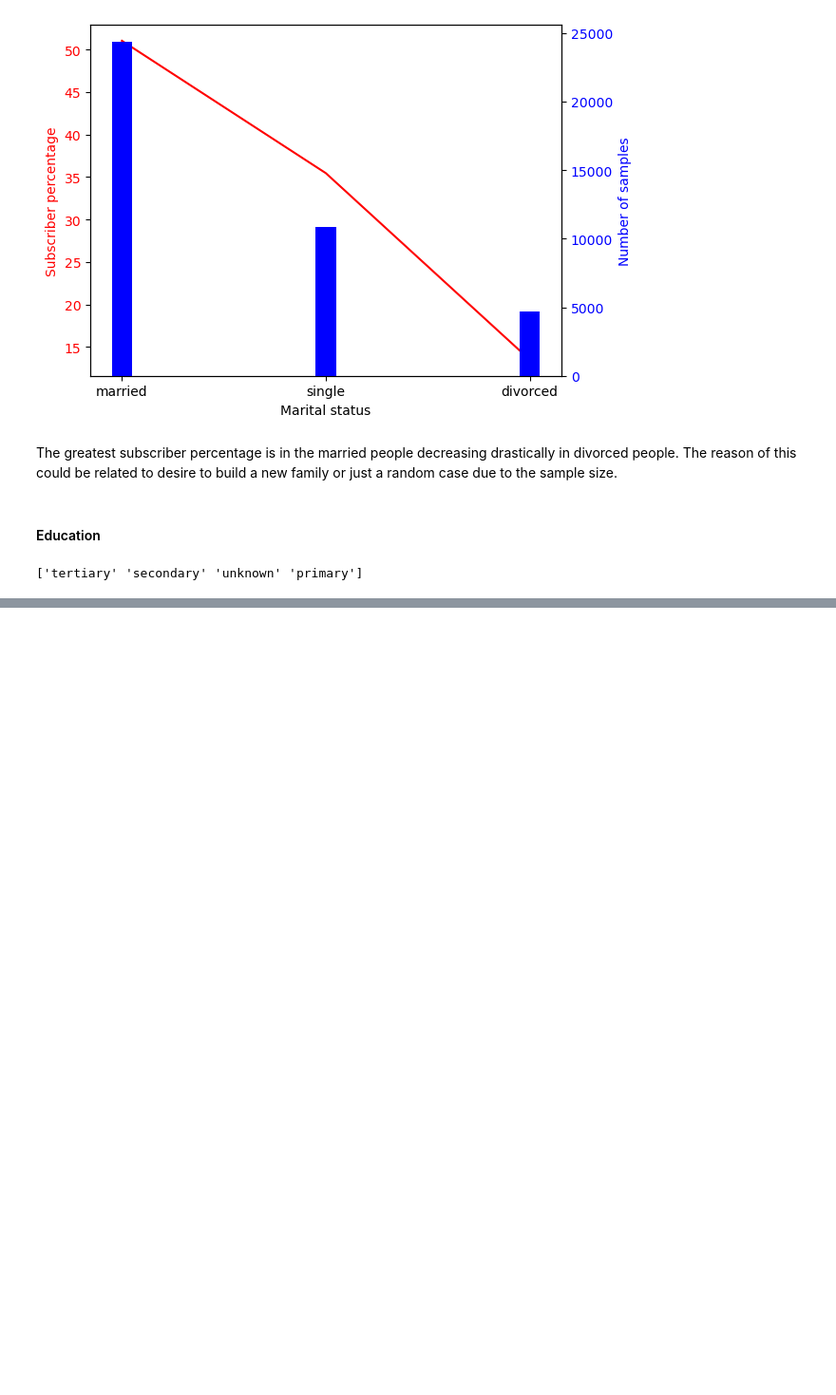
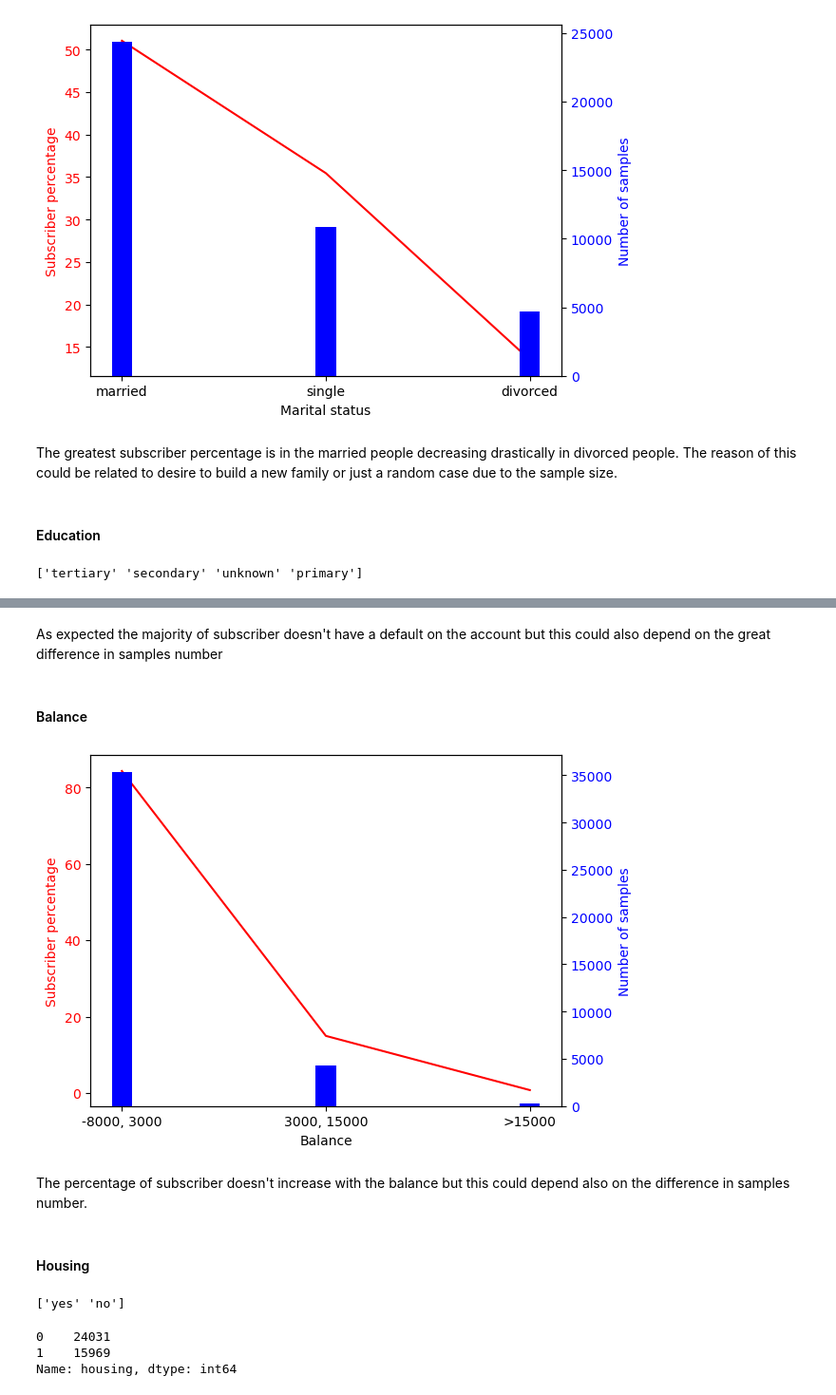
Before and after one commit to chiara89/OJGBREGVkBPNHLBf, a Jupyter notebook: term_deposit_subscription_prediction.ipynb, the cells around one changed output, grey strips where cells are left out. Shown: that part at 95% size. Saved outputs shown, nothing was run; the diff lists cells and outputs as text; code cells hidden in the pictures; blank space fills up the shorter version.

```diff
--- a/term_deposit_subscription_prediction.ipynb
+++ b/term_deposit_subscription_prediction.ipynb
@@ -375,0 +481,44 @@ perc_ed = []
+# %% [markdown]
+As expected the majority of subscriber doesn't have a default on the account but this could also depend on the great difference in samples number
+# %% [markdown]
+#### Balance
+# %%
+label = ['-8000, 3000','3000, 15000','>15000']
+perc_bal = [round((df_sub[(-8000 <= df_sub['balance']) & (df_sub['balance'] <= 3000)]).shape[0]/df_sub.shape[0]*100,2),round((df_sub[(3000 < df_sub['balance']) & (df_sub['balance'] <= 15000)]).shape[0]/df_sub.shape[0]*100,2),round((df_sub[(df_sub['balance'] > 15000)]).shape[0]/df_sub.shape[0]*100,2)]
+num_samp_bal = [(df[(-8000 <= df['balance']) & (df['balance'] <= 3000)]).shape[0],(df[(3000 < df['balance']) & (df['balance'] <= 15000)]).shape[0],(df[(df['balance'] > 15000)].shape[0])]
+# Create Plot
+
+fig, ax1 = plt.subplots()
+
+ax1.set_xlabel("Balance")
+ax1.set_ylabel('Subscriber percentage', color = 'red')
+ax1.plot(label,perc_bal, color = 'red')
+ax1.tick_params(axis ='y', labelcolor = 'red')
+
+# Adding Twin Axes
+
+ax2 = ax1.twinx()
+
+ax2.set_ylabel('Number of samples', color = 'blue')
+ax2.bar(label,num_samp_bal,width=0.1, color = 'blue')
+ax2.tick_params(axis ='y', labelcolor = 'blue')
+
+# Show plot
+
+plt.show()
+# %% [output]
+[figure, added]
+# %% [markdown]
+The percentage of subscriber doesn't increase with the balance but this could depend also on the difference in samples number.
+# %% [markdown]
+#### Housing
+# %%
+print(df['housing'].unique())
+# %% [output]
+['yes' 'no']
+# %%
+print(df['housing'].value_counts())
+# %% [output]
+0    24031
+1    15969
+Name: housing, dtype: int64
```
Also changed, not shown: parts of 41 cells of this notebook.
